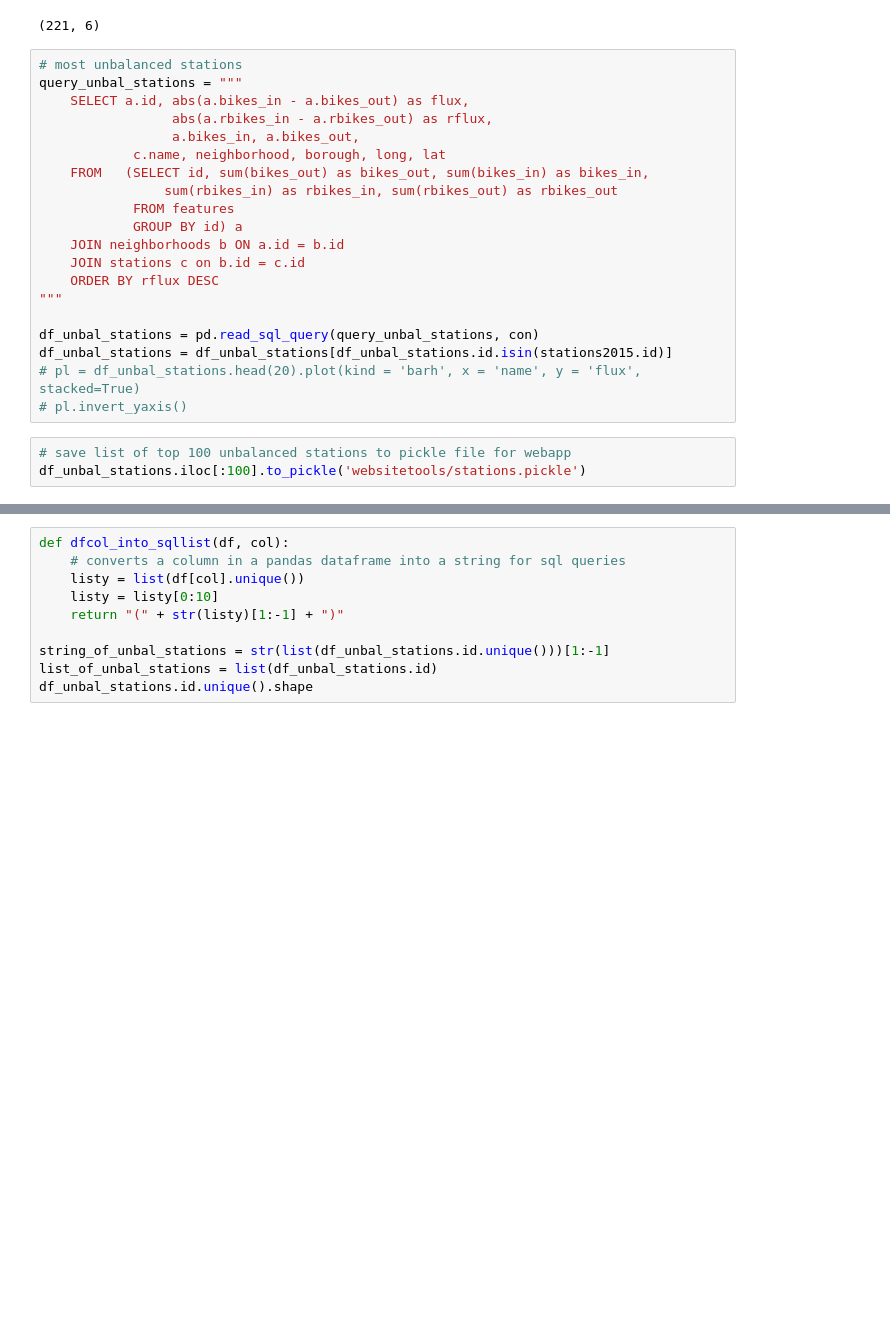
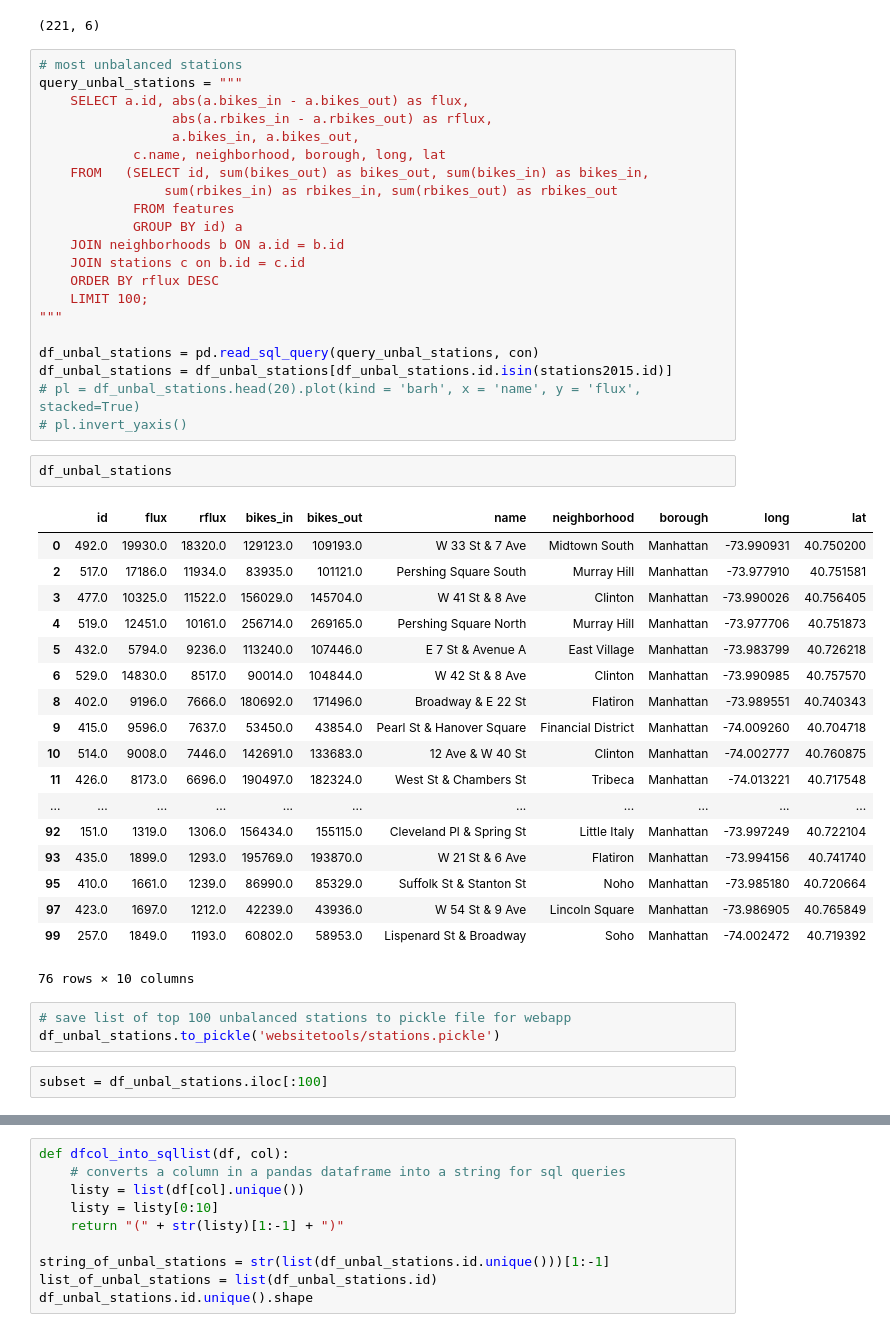
Before and after one commit to djevans071/Rebalancing-Citibike, a Jupyter notebook: modeling.ipynb, the cells around one changed output, grey strips where cells are left out. Drawn from its saved outputs; the diff is of its cells as text; blank space fills up the shorter version.

Commit message:
Improvements to website UI

```diff
--- a/modeling.ipynb
+++ b/modeling.ipynb
@@ -72,12 +72,36 @@ query_unbal_stations = """
     JOIN neighborhoods b ON a.id = b.id
     JOIN stations c on b.id = c.id
     ORDER BY rflux DESC
+    LIMIT 100;
 """
 
 df_unbal_stations = pd.read_sql_query(query_unbal_stations, con)
 df_unbal_stations = df_unbal_stations[df_unbal_stations.id.isin(stations2015.id)]
 # pl = df_unbal_stations.head(20).plot(kind = 'barh', x = 'name', y = 'flux', stacked=True)
 # pl.invert_yaxis()
+# %%
+df_unbal_stations
+# %% [output]
+|  | id | flux | rflux | bikes_in | bikes_out | name | neighborhood | borough | long | lat |
+| 0 | 492.0 | 19930.0 | 18320.0 | 129123.0 | 109193.0 | W 33 St & 7 Ave | Midtown South | Manhattan | -73.990931 | 40.750200 |
+| 2 | 517.0 | 17186.0 | 11934.0 | 83935.0 | 101121.0 | Pershing Square South | Murray Hill | Manhattan | -73.977910 | 40.751581 |
+| 3 | 477.0 | 10325.0 | 11522.0 | 156029.0 | 145704.0 | W 41 St & 8 Ave | Clinton | Manhattan | -73.990026 | 40.756405 |
+| 4 | 519.0 | 12451.0 | 10161.0 | 256714.0 | 269165.0 | Pershing Square North | Murray Hill | Manhattan | -73.977706 | 40.751873 |
+| 5 | 432.0 | 5794.0 | 9236.0 | 113240.0 | 107446.0 | E 7 St & Avenue A | East Village | Manhattan | -73.983799 | 40.726218 |
+| 6 | 529.0 | 14830.0 | 8517.0 | 90014.0 | 104844.0 | W 42 St & 8 Ave | Clinton | Manhattan | -73.990985 | 40.757570 |
+| 8 | 402.0 | 9196.0 | 7666.0 | 180692.0 | 171496.0 | Broadway & E 22 St | Flatiron | Manhattan | -73.989551 | 40.740343 |
+| 9 | 415.0 | 9596.0 | 7637.0 | 53450.0 | 43854.0 | Pearl St & Hanover Square | Financial District | Manhattan | -74.009260 | 40.704718 |
+| 10 | 514.0 | 9008.0 | 7446.0 | 142691.0 | 133683.0 | 12 Ave & W 40 St | Clinton | Manhattan | -74.002777 | 40.760875 |
+| 11 | 426.0 | 8173.0 | 6696.0 | 190497.0 | 182324.0 | West St & Chambers St | Tribeca | Manhattan | -74.013221 | 40.717548 |
+| ... | ... | ... | ... | ... | ... | ... | ... | ... | ... | ... |
+| 92 | 151.0 | 1319.0 | 1306.0 | 156434.0 | 155115.0 | Cleveland Pl & Spring St | Little Italy | Manhattan | -73.997249 | 40.722104 |
+| 93 | 435.0 | 1899.0 | 1293.0 | 195769.0 | 193870.0 | W 21 St & 6 Ave | Flatiron | Manhattan | -73.994156 | 40.741740 |
+| 95 | 410.0 | 1661.0 | 1239.0 | 86990.0 | 85329.0 | Suffolk St & Stanton St | Noho | Manhattan | -73.985180 | 40.720664 |
+| 97 | 423.0 | 1697.0 | 1212.0 | 42239.0 | 43936.0 | W 54 St & 9 Ave | Lincoln Square | Manhattan | -73.986905 | 40.765849 |
+| 99 | 257.0 | 1849.0 | 1193.0 | 60802.0 | 58953.0 | Lispenard St & Broadway | Soho | Manhattan | -74.002472 | 40.719392 |
+76 rows × 10 columns
 # %%
 # save list of top 100 unbalanced stations to pickle file for webapp
-df_unbal_stations.iloc[:100].to_pickle('websitetools/stations.pickle')
+df_unbal_stations.to_pickle('websitetools/stations.pickle')
+# %%
+subset = df_unbal_stations.iloc[:100]
```
Also changed, not shown: parts of 10 cells of this notebook, 7 other files.
